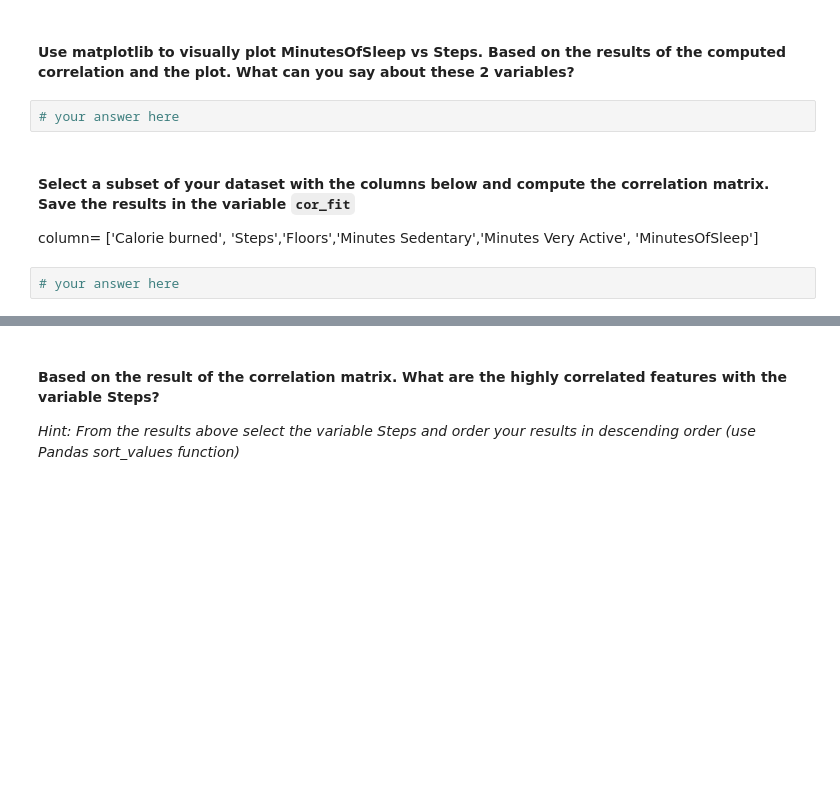
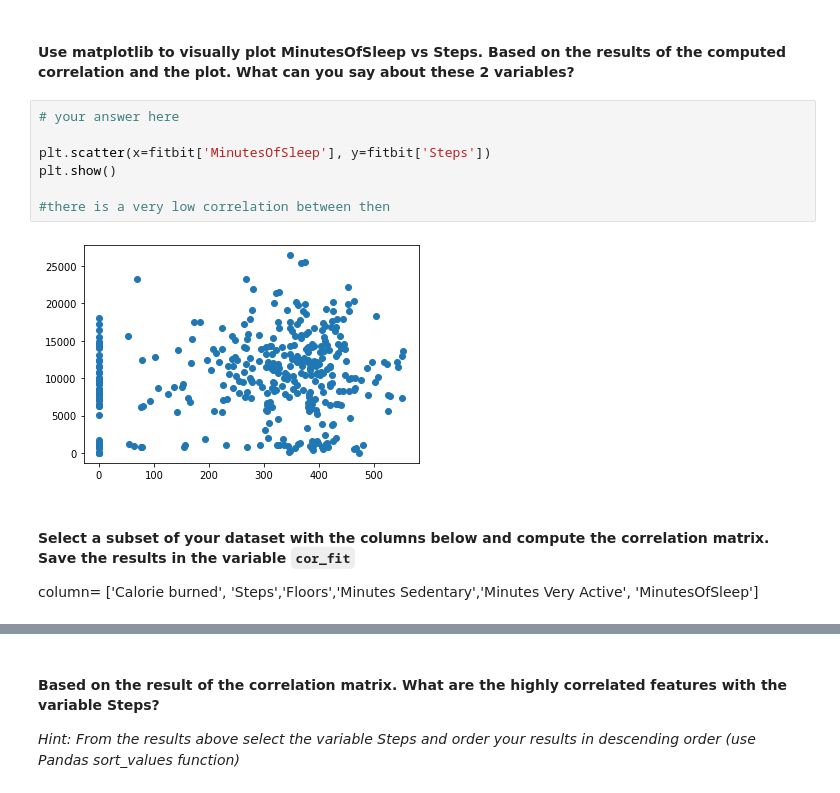
Before and after one commit to ta-data-lis/lab-pivot-table-and-correlation, a Jupyter notebook: your_code/main.ipynb, the cells around one changed output, grey strips where cells are left out. Cells and saved outputs as stored; diff of their text form; blank space fills up the shorter version.

```diff
--- a/your_code/main.ipynb
+++ b/your_code/main.ipynb
@@ -149,9 +329,14 @@ Hint: Use Pandas functions from previous lectures.
 # %% [markdown]
 #### Use matplotlib to visually plot MinutesOfSleep vs Steps. Based on the results of the computed correlation and the plot. What can you say about these 2 variables?
-# %%
-# your answer here
+# %%
+# your answer here
+
+plt.scatter(x=fitbit['MinutesOfSleep'], y=fitbit['Steps'])
+plt.show()
+
+#there is a very low correlation between then
+# %% [output]
+[figure, added]
 # %% [markdown]
 #### Select a subset of your dataset with the columns below and compute the correlation matrix. Save the results in the variable `cor_fit`
 column= ['Calorie burned', 'Steps','Floors','Minutes Sedentary','Minutes Very Active', 'MinutesOfSleep']
-# %%
-# your answer here
```
Also changed, not shown: parts of 36 cells of this notebook, 2 other files.
